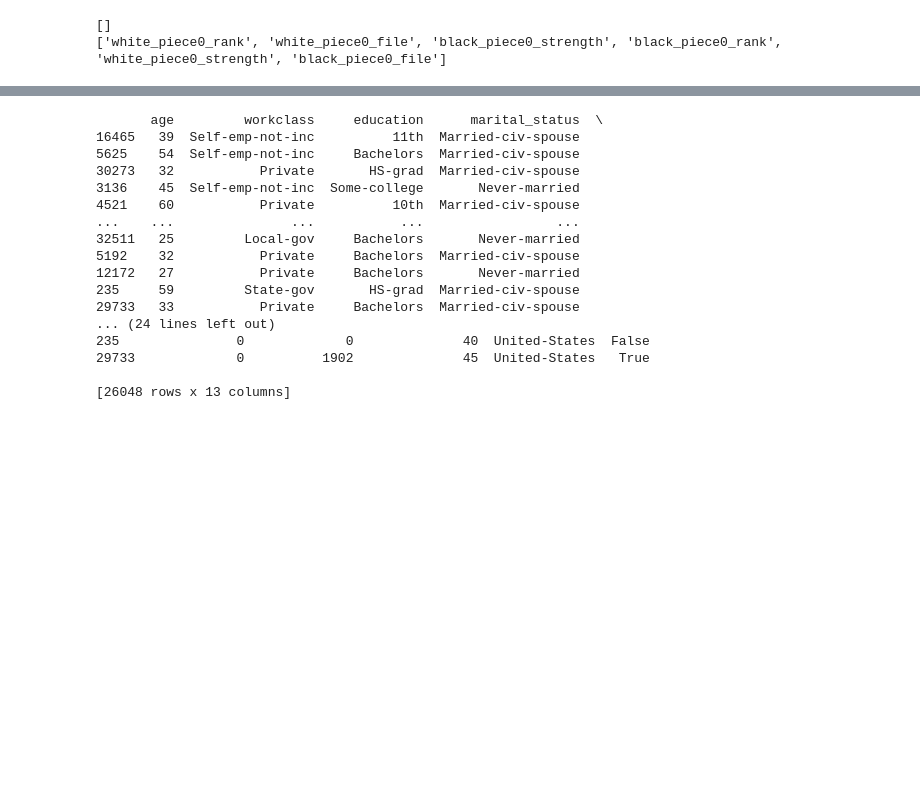
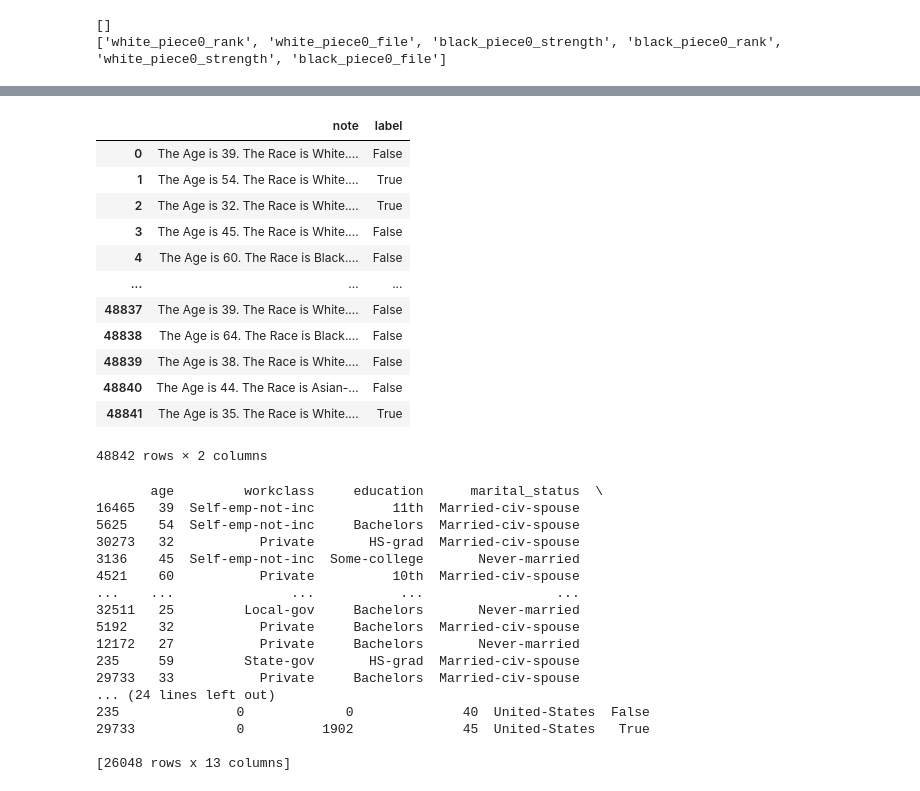
Before and after one commit to pasandissanayake/trans-hyper, a Jupyter notebook: test.ipynb, the cells around one changed output, grey strips where cells are left out. Cells and saved outputs as stored; diff of their text form; code cells hidden in the pictures; blank space fills up the shorter version.

```diff
--- a/test.ipynb
+++ b/test.ipynb
@@ -60,3 +64,19 @@ ModuleNotFoundError: No module named 'fsspec.implementations.cached'
+# %%
+ds_txt
+# %% [output]
+|  | note | label |
+| 0 | The Age is 39. The Race is White.... | False |
+| 1 | The Age is 54. The Race is White.... | True |
+| 2 | The Age is 32. The Race is White.... | True |
+| 3 | The Age is 45. The Race is White.... | False |
+| 4 | The Age is 60. The Race is Black.... | False |
+| ... | ... | ... |
+| 48837 | The Age is 39. The Race is White.... | False |
+| 48838 | The Age is 64. The Race is Black.... | False |
+| 48839 | The Age is 38. The Race is White.... | False |
+| 48840 | The Age is 44. The Race is Asian-... | False |
+| 48841 | The Age is 35. The Race is White.... | True |
+48842 rows × 2 columns
 # %%
 ds_name = "income"
 # ds = load_from_disk(f"tabllm/data/data_ser/{ds_name}")
```
Also changed, not shown: parts of 1 cell of this notebook, 6 other files.
